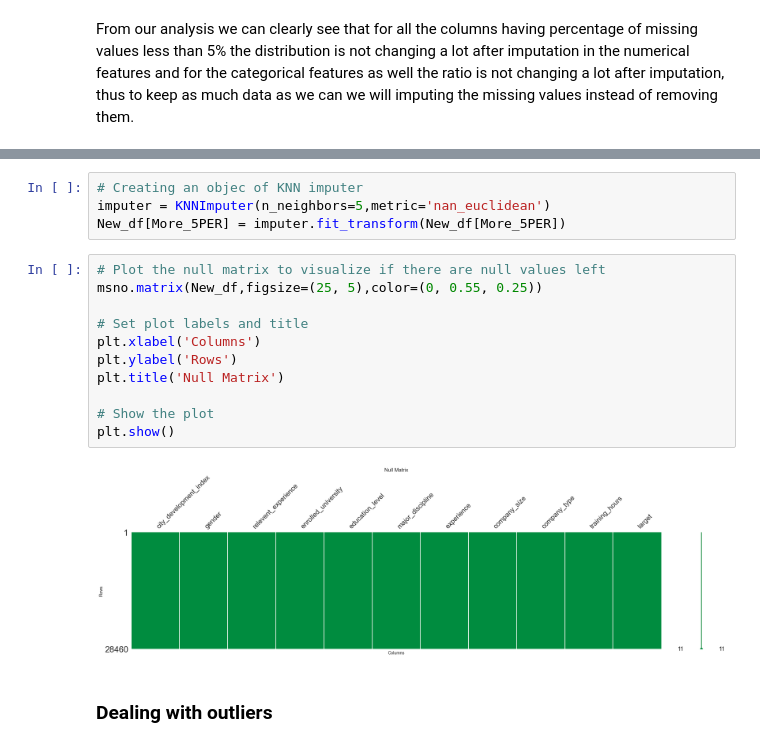
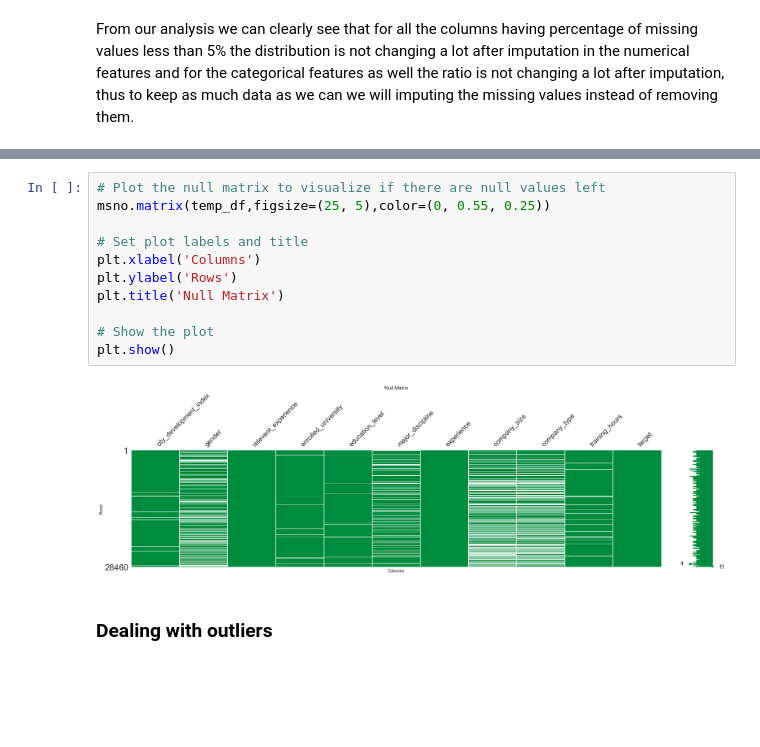
Before and after one commit to yuvraaj2002/Old_projects, a Jupyter notebook: DS job prediction/Main_Code_DS.ipynb, the cells around one changed output, grey strips where cells are left out. Drawn from its saved outputs; the diff is of its cells as text; blank space fills up the shorter version.

```diff
--- a/DS job prediction/Main_Code_DS.ipynb
+++ b/DS job prediction/Main_Code_DS.ipynb
@@ -329,20 +290,16 @@ New_df['company_size'] = scale.fit_transform(New_df['company_size'].values.resha
-# %%
-# Creating an objec of KNN imputer
-imputer = KNNImputer(n_neighbors=5,metric='nan_euclidean')
-New_df[More_5PER] = imputer.fit_transform(New_df[More_5PER])
 # %%
 # Plot the null matrix to visualize if there are null values left
-msno.matrix(New_df,figsize=(25, 5),color=(0, 0.55, 0.25))
+msno.matrix(temp_df,figsize=(25, 5),color=(0, 0.55, 0.25))
 
 # Set plot labels and title
 plt.xlabel('Columns')
 plt.ylabel('Rows')
 plt.title('Null Matrix')
 
 # Show the plot
 plt.show()
 # %% [output]
-[figure, old version]
+[figure, new version]
 # %% [markdown]
 ### Dealing with outliers
 # %% [markdown]
```
Also changed, not shown: parts of 16 cells of this notebook, 1 other file.
